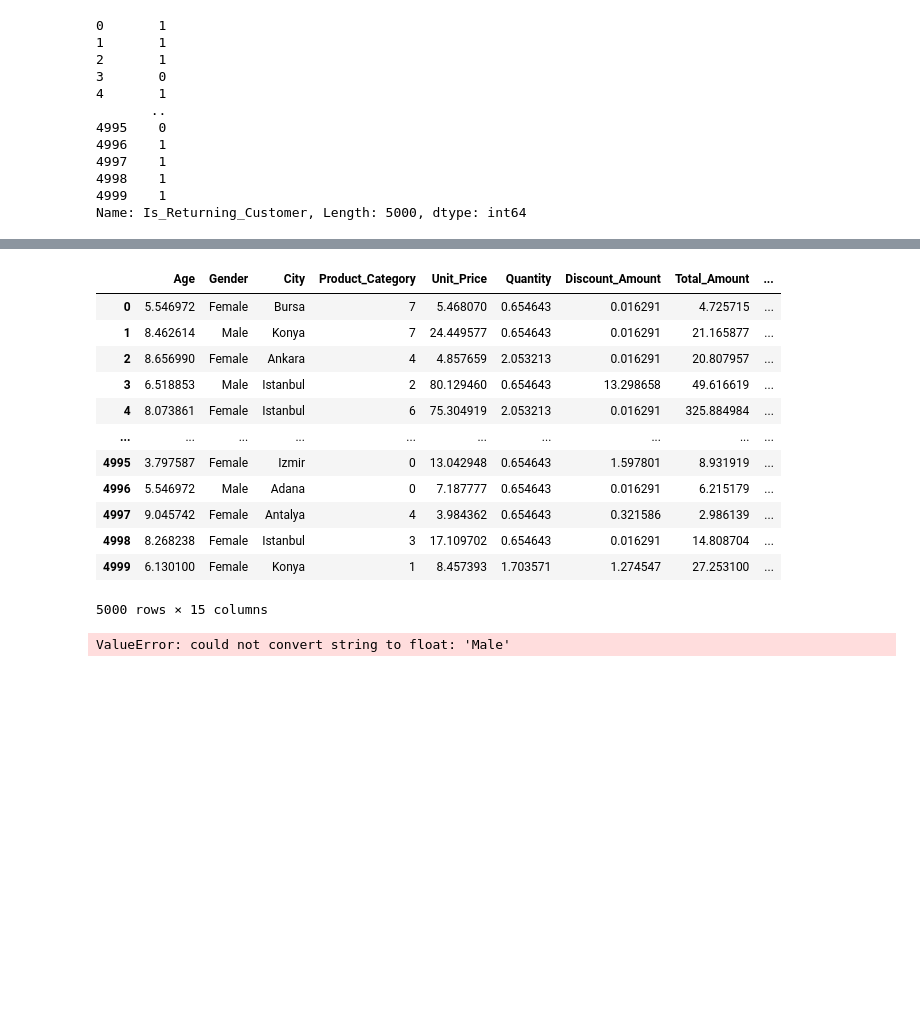
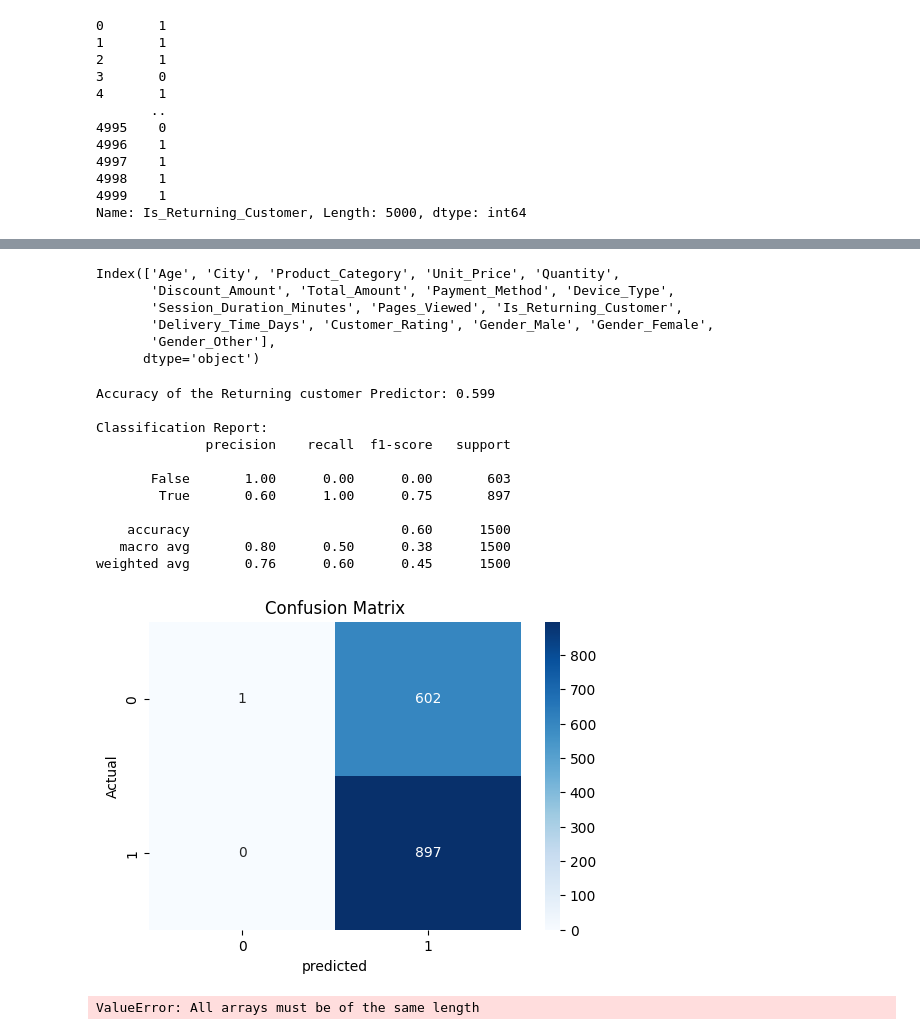
Before and after one commit to ADEOYE-MARY25/ml, a Jupyter notebook: customer behaviour/customer_behaviour.ipynb, the cells around one changed output, grey strips where cells are left out. Drawn from its saved outputs; the diff is of its cells as text; code cells hidden in the pictures; blank space fills up the shorter version.

```diff
--- a/customer behaviour/customer_behaviour.ipynb
+++ b/customer behaviour/customer_behaviour.ipynb
@@ -368,66 +411,76 @@ True     0.598
 False    0.402
 Name: proportion, dtype: float64
 # %%
-df
+df.columns
 # %% [output]
-|  | Age | Gender | City | Product_Category | Unit_Price | Quantity | Discount_Amount | Total_Amount | ... |
-| 0 | 5.546972 | Female | Bursa | 7 | 5.468070 | 0.654643 | 0.016291 | 4.725715 | ... |
-| 1 | 8.462614 | Male | Konya | 7 | 24.449577 | 0.654643 | 0.016291 | 21.165877 | ... |
-| 2 | 8.656990 | Female | Ankara | 4 | 4.857659 | 2.053213 | 0.016291 | 20.807957 | ... |
-| 3 | 6.518853 | Male | Istanbul | 2 | 80.129460 | 0.654643 | 13.298658 | 49.616619 | ... |
-| 4 | 8.073861 | Female | Istanbul | 6 | 75.304919 | 2.053213 | 0.016291 | 325.884984 | ... |
-| ... | ... | ... | ... | ... | ... | ... | ... | ... | ... |
-| 4995 | 3.797587 | Female | Izmir | 0 | 13.042948 | 0.654643 | 1.597801 | 8.931919 | ... |
-| 4996 | 5.546972 | Male | Adana | 0 | 7.187777 | 0.654643 | 0.016291 | 6.215179 | ... |
-| 4997 | 9.045742 | Female | Antalya | 4 | 3.984362 | 0.654643 | 0.321586 | 2.986139 | ... |
-| 4998 | 8.268238 | Female | Istanbul | 3 | 17.109702 | 0.654643 | 0.016291 | 14.808704 | ... |
-| 4999 | 6.130100 | Female | Konya | 1 | 8.457393 | 1.703571 | 1.274547 | 27.253100 | ... |
-5000 rows × 15 columns
+Index(['Age', 'City', 'Product_Category', 'Unit_Price', 'Quantity',
+       'Discount_Amount', 'Total_Amount', 'Payment_Method', 'Device_Type',
+       'Session_Duration_Minutes', 'Pages_Viewed', 'Is_Returning_Customer',
+       'Delivery_Time_Days', 'Customer_Rating', 'Gender_Male', 'Gender_Female',
+       'Gender_Other'],
+      dtype='object')
 # %%
 # initializing and train Logistic Regression model
 from sklearn.metrics import accuracy_score
 from sklearn.inspection import permutation_importance
 from sklearn.linear_model import LogisticRegression
 from sklearn.metrics import classification_report, confusion_matrix
+
+
+#Preparing the data
+features = ['Age', 'Unit_Price', 'Quantity', 'Discount_Amount', 'Total_Amount',
+            'Session_Duration_Minutes', 'Pages_Viewed', 'Delivery_Time_Days', 'Customer_Rating']
 
 
 model = LogisticRegression(max_iter=1000)
 model.fit(x_train, y_train)
 
 
 # Making predictions
 y_pred = model.predict(x_test)
 
 # Evaluating the model performance using Accruracy Score
 accuracy = accuracy_score(y_test, y_pred)
 print(f"Accuracy of the Returning customer Predictor: {accuracy:.3f}")
 
 
 # Displaying a detailed classification report
 print('\nClassification Report:')
 print(classification_report(y_test, y_pred))
 
 # Creating confusion matrix heatmap
 cm = confusion_matrix(y_test, y_pred)
 plt.figure(figsize=(6,4))
 sns.heatmap(cm, annot=True, fmt='d', cmap='Blues')
 plt.title('Confusion Matrix')
 plt.xlabel('predicted')
 plt.ylabel('Actual')
 plt.show()
 
 
-# Calculating and plotting permutation importance
-result = permutation_importance(model, x_test, y_test, n_repeats=10, random_state=42)
-importance_df = pd.DataFrame({
-    'Feature': numerical_col,
-    'Importance': result.importances_mean
-}).sort_values(by='Importance', ascending=True)
+# # Calculating and plotting permutation importance
+# result = permutation_importance(model, x_test, y_test, n_repeats=10, random_state=42)
+# importance_df = pd.DataFrame({
+#     'Feature': features,
+#     'Importance': result.importances_mean
+# }).sort_values(by='Importance', ascending=True)
 
-plt.figure(figsize=(8, 6))
-plt.barh(importance_df['Feature'], importance_df['Importance'], color='teal')
-plt.title('Permutation Importance of Features')
-plt.xlabel('Mean Importance')
-plt.show()
+# plt.figure(figsize=(8, 6))
+# plt.barh(importance_df['numerical_col'], importance_df['Importance'], color='teal')
+# plt.title('Permutation Importance of Features')
+# plt.xlabel('Mean Importance')
+# plt.show()
 # %% [output]
-ValueError: could not convert string to float: 'Male'
+Accuracy of the Returning customer Predictor: 0.599
+
+Classification Report:
+              precision    recall  f1-score   support
+
+       False       1.00      0.00      0.00       603
+        True       0.60      1.00      0.75       897
+
+    accuracy                           0.60      1500
+   macro avg       0.80      0.50      0.38      1500
+weighted avg       0.76      0.60      0.45      1500
+[figure, added]
+ValueError: All arrays must be of the same length
```
Also changed, not shown: parts of 25 cells of this notebook, 3 other files.
